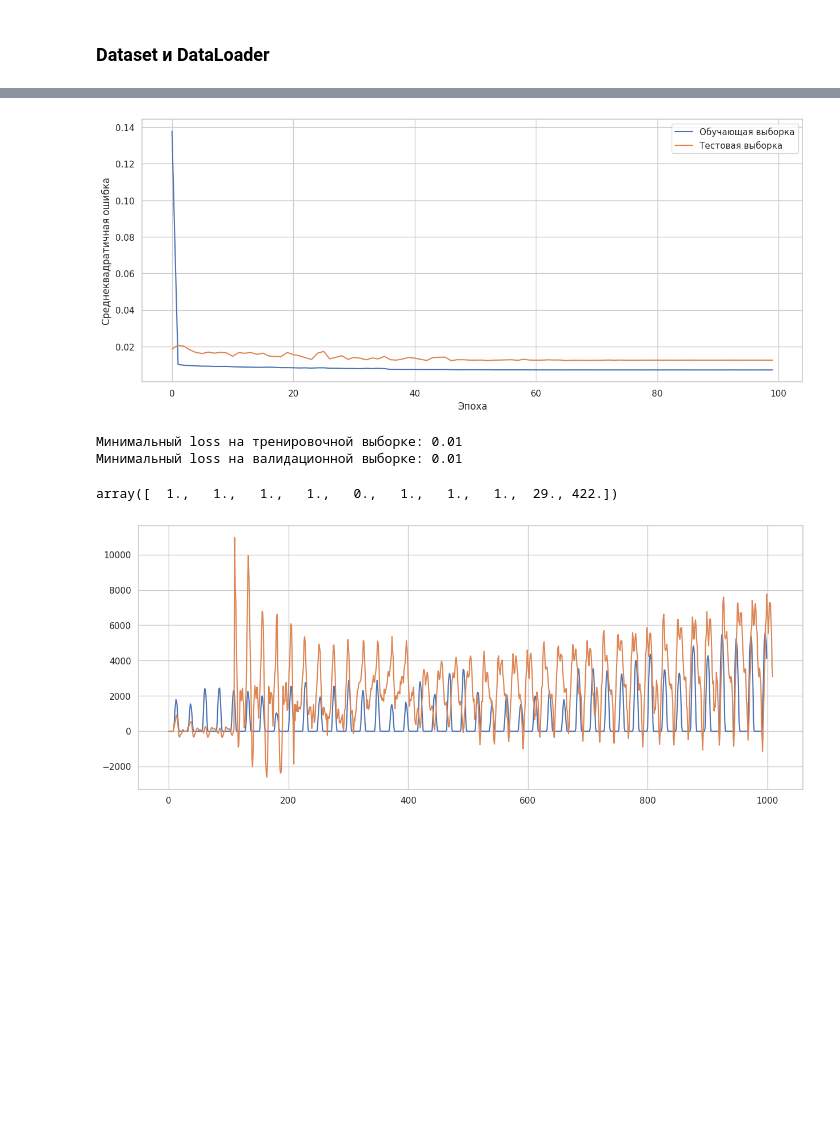
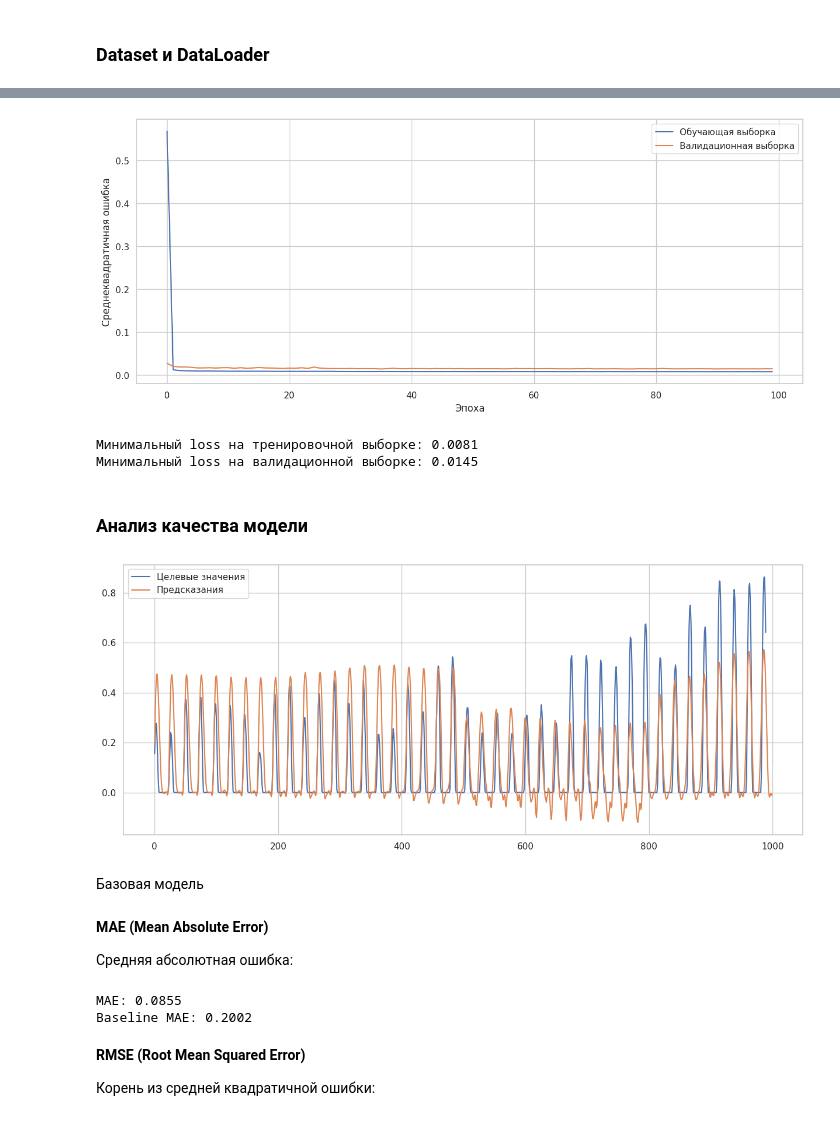
Before and after one commit to ArtyomShabunin/SMOPA, a Jupyter notebook: lesson_9.ipynb, the cells around one changed output, grey strips where cells are left out. Cells and saved outputs as stored; diff of their text form; code cells hidden in the pictures; blank space fills up the shorter version.

```diff
--- a/lesson_9.ipynb
+++ b/lesson_9.ipynb
@@ -222,7 +233,7 @@ solar_train_dataset = Subset(solar_dataset, range(solar_train_size))
 solar_valid_dataset = Subset(
     solar_dataset, range(solar_train_size, solar_train_size + solar_valid_size))
 
-batch_size = 256
+batch_size = 1024
 
 solar_train_loader = DataLoader(solar_train_dataset, batch_size=batch_size, shuffle=True)
 solar_valid_loader = DataLoader(solar_valid_dataset, batch_size=batch_size, shuffle=True)
@@ -242,20 +293,20 @@ class FeedForwardNN(nn.Module):
               self.linear.append(nn.Linear(hidden_dim, hidden_dim))
         self.out = nn.Linear(hidden_dim, output_dim)
 
-    def forward(self, x):
+    def forward(self, x, horizon):
         for i in range(self.hidden_num):
             x = F.relu(self.linear[i](x))
         result = self.out(x)
         return result
 # %%
-model = FeedForwardNN(input_dim=N_LAGS,
+FC_model = FeedForwardNN(input_dim=N_LAGS,
                       hidden_dim=HIDDEN_DIM,
                       output_dim=HORIZON,
-                      hidden_num=HIDDEN_NUM)
+                      hidden_num=HIDDEN_NUM).to(device)
 
 loss_fn = nn.MSELoss()
-optimizer = torch.optim.Adam(model.parameters(), lr=0.01)
+optimizer = torch.optim.Adam(FC_model.parameters(), lr=0.01)
 scheduler = lr_scheduler.ReduceLROnPlateau(optimizer, mode='min', factor=0.3,
                                            patience=3, threshold=0.0001)
 
-epochs = 100
+epochs = 20
@@ -297,3 +313,5 @@ for epoch in tqdm(range(epochs)):
+# %%
+FC_model, losses, lr = train_model(FC_model, loss_fn, optimizer, scheduler, num_epochs=epochs)
 # %%
 plt.plot(lr);
 # %% [output]
@@ -301,30 +319,37 @@ plt.plot(lr);
 # %%
 plt.plot(losses["train"], label="Обучающая выборка");
-plt.plot(losses["valid"], label="Тестовая выборка");
+plt.plot(losses["valid"], label="Валидационная выборка");
 plt.legend();
 plt.xlabel("Эпоха");
 plt.ylabel("Среднеквадратичная ошибка");
 # %% [output]
-[figure, old version]
+[figure, new version]
 # %%
-print(f"Минимальный loss на тренировочной выборке: {min(losses['train']):.2f}")
-print(f"Минимальный loss на валидационной выборке: {min(losses['valid']):.2f}")
+print(f"Минимальный loss на тренировочной выборке: {min(losses['train']):.4f}")
+print(f"Минимальный loss на валидационной выборке: {min(losses['valid']):.4f}")
 # %% [output]
-Минимальный loss на тренировочной выборке: 0.01
-Минимальный loss на валидационной выборке: 0.01
+Минимальный loss на тренировочной выборке: 0.0081
+Минимальный loss на валидационной выборке: 0.0145
-# %%
-solar_test.values[start:start+N_LAGS]
-# %% [output]
-array([  1.,   1.,   1.,   1.,   0.,   1.,   1.,   1.,  29., 422.])
+# %% [markdown]
+### Анализ качества модели
 # %%
+FC_model.to('cpu')
+
 start = 0
 predicted_steps = 10
-in_data = solar_test.values[start:start+N_LAGS].reshape(-1)
+in_data = solar_test_scaled.values[start:start+N_LAGS].reshape(-1)
 for i in range(predicted_steps):
-    out_data = model(torch.tensor(in_data[-N_LAGS:], dtype=torch.float32))
+    out_data = FC_model(torch.tensor(in_data[-N_LAGS:], dtype=torch.float32), HORIZON)
     in_data = np.concatenate((in_data, out_data.detach().numpy()))
 
-plt.plot(solar_test.values[start:start+predicted_steps*HORIZON])
-plt.plot(in_data);
+fc_pred = in_data[start+N_LAGS:]
+plt.plot(
+    solar_test_scaled.values[start+N_LAGS:start+predicted_steps*HORIZON],
+    label="Целевые значения")
+plt.plot(fc_pred, label="Предсказания");
+# plt.xlim((0, solar_test_scaled.shape[0]))
+plt.legend();
 # %% [output]
-[figure, old version]
+[figure, new version]
+# %% [markdown]
+Базовая модель
@@ -330,0 +359,29 @@ plt.plot(in_data);
+# %% [markdown]
+**MAE (Mean Absolute Error)**
+
+Средняя абсолютная ошибка:
+# %%
+from sklearn.metrics import mean_absolute_error
+
+len_of_seq = np.min(
+    [fc_pred.shape[0], solar_baseline_pred[N_LAGS:,:].shape[0]])
+
+mae = mean_absolute_error(
+    solar_test_scaled.values[N_LAGS:][:len_of_seq],
+    fc_pred[:len_of_seq]
+)
+
+baseline_mae = mean_absolute_error(
+    solar_test_scaled.values[N_LAGS:][:len_of_seq],
+    solar_baseline_pred[:len_of_seq]
+)
+
+print(f"MAE: {mae:.4f}")
+print(f"Baseline MAE: {baseline_mae:.4f}")
+# %% [output]
+MAE: 0.0855
+Baseline MAE: 0.2002
+# %% [markdown]
+**RMSE (Root Mean Squared Error)**
+
+Корень из средней квадратичной ошибки:
```
Also changed, not shown: parts of 37 cells of this notebook.
